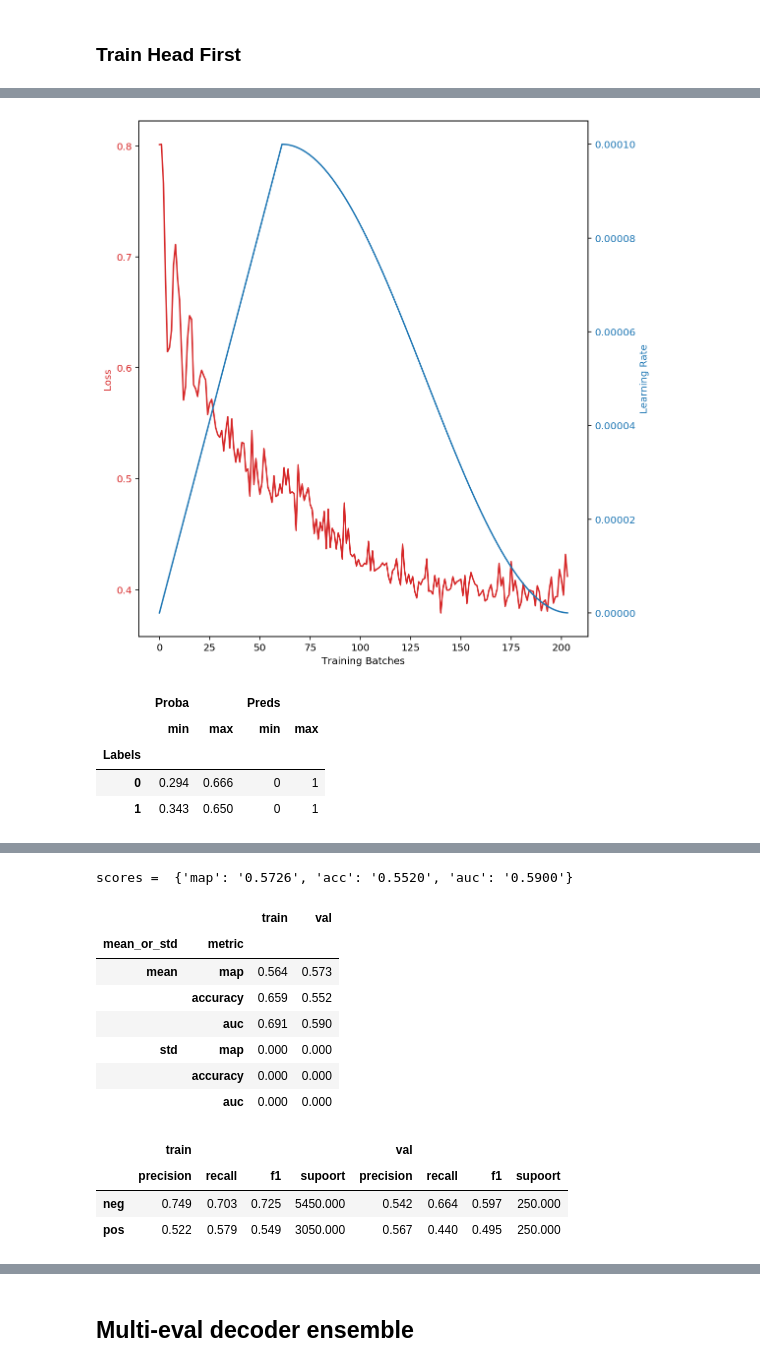
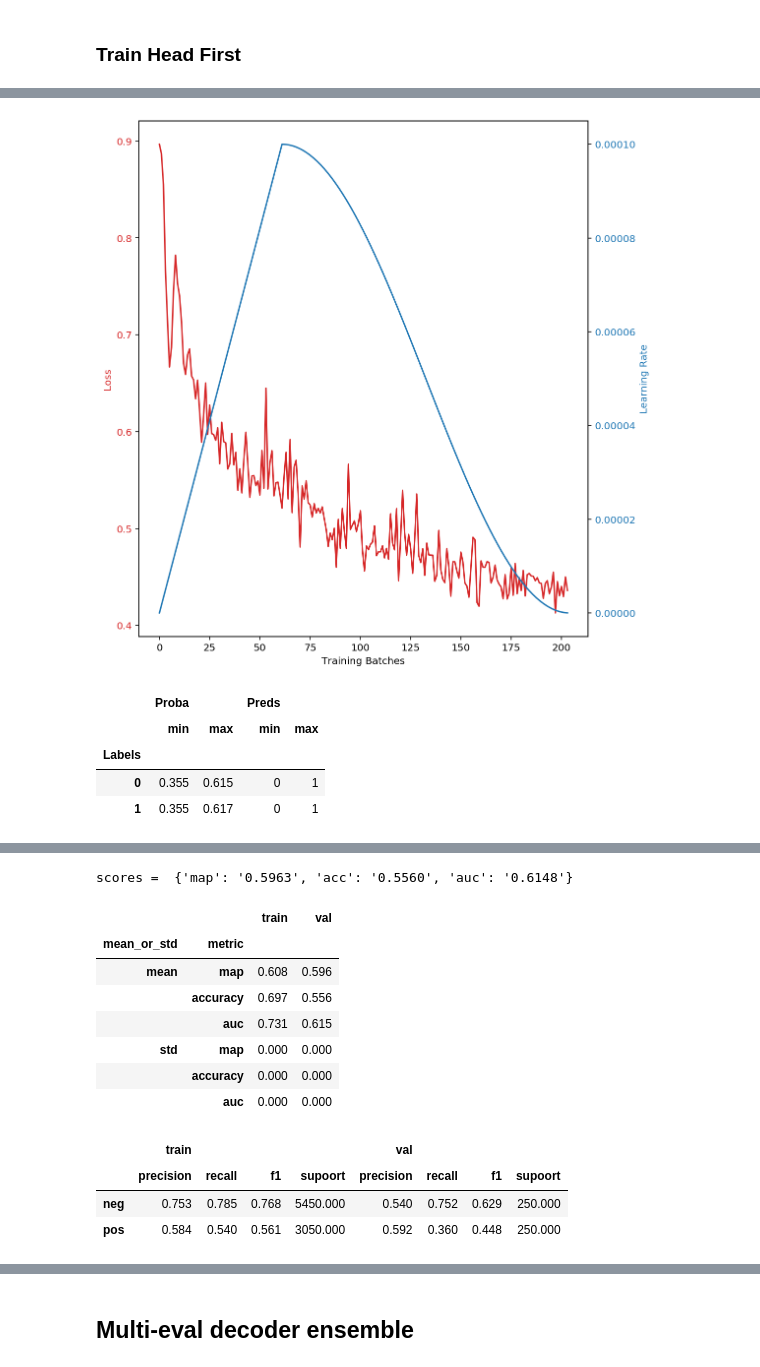
Before and after one commit to faizanahemad/facebook-hateful-memes, a Jupyter notebook: notebooks/TransformerText.ipynb, the cells around one changed output, grey strips where cells are left out. Drawn from its saved outputs; the diff is of its cells as text; code cells hidden in the pictures.

```diff
--- a/notebooks/TransformerText.ipynb
+++ b/notebooks/TransformerText.ipynb
@@ -890,16 +890,15 @@ Epoch =  41 Loss = 0.353639 LR = 0.00000798
 def get_preprocess_text():
     char_level = {"keyboard": 0.1, "char_substitute": 0.4, "char_insert": 0.2, "char_swap": 0.2,
                   "ocr": 0.0, "char_delete": 0.1}
-    char_level = TextAugment([0.1, 0.4, 0.5], char_level)
-    word_level = {"fasttext": 0.0, "glove_twitter": 0.0, "glove_wiki": 0.0, "word2vec": 0.9, "split": 0.2,
-                 "stopword_insert": 0.5, "word_join": 0.2, "word_cutout": 0.8, "gibberish_insert": 0.0}
-    word_level = TextAugment([0.1, 0.4, 0.5], word_level)
+    char_level = TextAugment([0.1, 0.8, 0.1], char_level)
+    word_level = {"fasttext": 0.0, "glove_twitter": 0.0, "glove_wiki": 0.0, "word2vec": 0.0, "split": 0.2,
+                 "stopword_insert": 0.0, "word_join": 0.2, "word_cutout": 0.8, "gibberish_insert": 0.0}
+    word_level = TextAugment([0.2, 0.7, 0.1], word_level)
     sentence_level = {"text_rotate": 0.0, "sentence_shuffle": 0.0,
                       "one_third_cut": 0.3, "half_cut":0.0, "part_select": 0.75}
-    sentence_level = TextAugment([0.6, 0.4], sentence_level)
+    sentence_level = TextAugment([0.75, 0.25], sentence_level)
     gibberish = {"gibberish_insert": 0.25, "punctuation_insert": 0.75,}
-    gibberish = TextAugment([0.7, 0.3], gibberish)
-
+    gibberish = TextAugment([0.75, 0.25], gibberish)
     def process(text):
         text = sentence_level(text)
         text = word_level(text)
@@ -907,6 +906,7 @@ def get_preprocess_text():
         text = gibberish(text)
         return text
     return process
+
 
 preprocess_text = get_preprocess_text()
 preprocess_text_test = get_preprocess_text()
@@ -944,7 +944,7 @@ model_fn = model_builder(AlbertClassifer,
                               n_tokens_in=96,
                               n_tokens_out=48,
                               featurizer="transformer",
-                              model='distilbert-nsp',
+                              model='distilbert-smclr',
                               loss="focal",
                               classification_head="decoder_ensemble", # head_ensemble
                               dice_loss_coef=0.0,
@@ -1012,7 +1012,7 @@ params_conf, _ = group_wise_lr(model, lr_strategy)
 optimizer = optimizer_class(params_conf, **optimizer_params)
 
 
-epochs = 26
+epochs = 24
 kfold = False
 results, prfs = train_validate_ntimes(
     (model, optimizer),
@@ -1031,5 +1031,28 @@ r4, p4 = results, prfs
 results
 prfs
 
-# 0.841	0.657 (0.759	0.570)
+# 48-96
+# 0.842	0.658 (0.767	0.572)
+# 0.847	0.652 (0.766	0.574)
+
+# Very high W/C
+# 0.841	0.652 (0.760	0.570)
+# 0.840	0.653 (0.759	0.576)
+# 0.839	0.650 (0.760	0.568)
+# 0.842	0.645 (0.762	0.570)
+# 0.839	0.653 (0.761	0.574)
+
+
+# # No stops + Very High W/C Reg
+# 0.836	0.652 (0.754	0.588)
+# 0.839	0.650 (0.762	0.576)
+
+# 48-64 0.0 gauss
+# 0.848	0.658 (0.768	0.578)
+# 0.849	0.656 (0.766	0.570)
+
+
+# SimCLR
+# 0.856	0.657 (0.767	0.590)
+# 0.859	0.654 (0.778	0.568)
 # %% [output]
@@ -1053,7 +1076,7 @@ Epoch =  12 Loss = 0.398798 LR = 0.00000000
-[figure, old version]
+[figure, new version]
 |  | Proba |  | Preds |  |
 |  | min | max | min | max |
 | Labels |  |  |  |  |
-| 0 | 0.294 | 0.666 | 0 | 1 |
-| 1 | 0.343 | 0.650 | 0 | 1 |
+| 0 | 0.355 | 0.615 | 0 | 1 |
+| 1 | 0.355 | 0.617 | 0 | 1 |
 |  | Proba | Probas | Preds | Labels | Proba | Probas | Preds | Labels | Proba | Probas | Preds | ... |
@@ -1065,13 +1088,13 @@ Epoch =  12 Loss = 0.398798 LR = 0.00000000
-scores =  {'map': '0.5726', 'acc': '0.5520', 'auc': '0.5900'}
+scores =  {'map': '0.5963', 'acc': '0.5560', 'auc': '0.6148'}
 |  |  | train | val |
 | mean_or_std | metric |  |  |
-| mean | map | 0.564 | 0.573 |
-|  | accuracy | 0.659 | 0.552 |
-|  | auc | 0.691 | 0.590 |
+| mean | map | 0.608 | 0.596 |
+|  | accuracy | 0.697 | 0.556 |
+|  | auc | 0.731 | 0.615 |
 | std | map | 0.000 | 0.000 |
 |  | accuracy | 0.000 | 0.000 |
 |  | auc | 0.000 | 0.000 |
 |  | train |  |  |  | val |  |  |  |
 |  | precision | recall | f1 | supoort | precision | recall | f1 | supoort |
-| neg | 0.749 | 0.703 | 0.725 | 5450.000 | 0.542 | 0.664 | 0.597 | 250.000 |
-| pos | 0.522 | 0.579 | 0.549 | 3050.000 | 0.567 | 0.440 | 0.495 | 250.000 |
+| neg | 0.753 | 0.785 | 0.768 | 5450.000 | 0.540 | 0.752 | 0.629 | 250.000 |
+| pos | 0.584 | 0.540 | 0.561 | 3050.000 | 0.592 | 0.360 | 0.448 | 250.000 |
```
Also changed, not shown: parts of 4 cells of this notebook.
